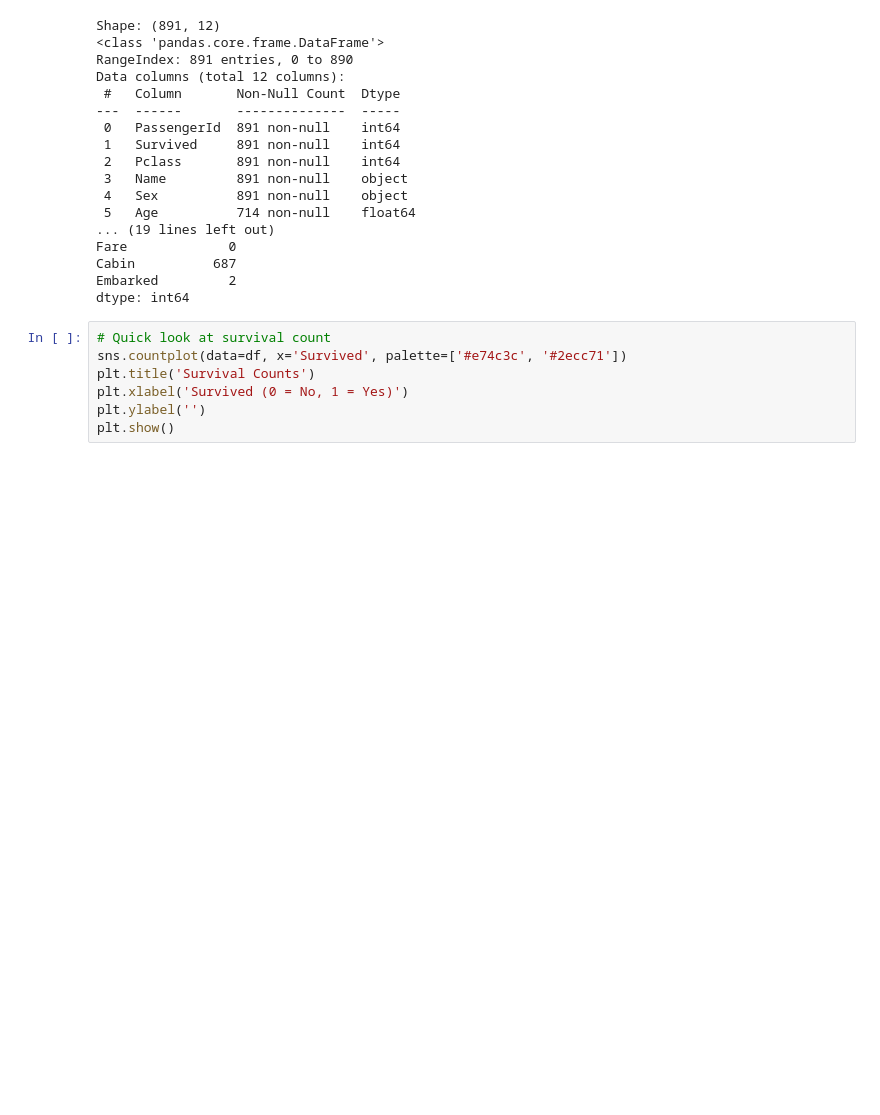
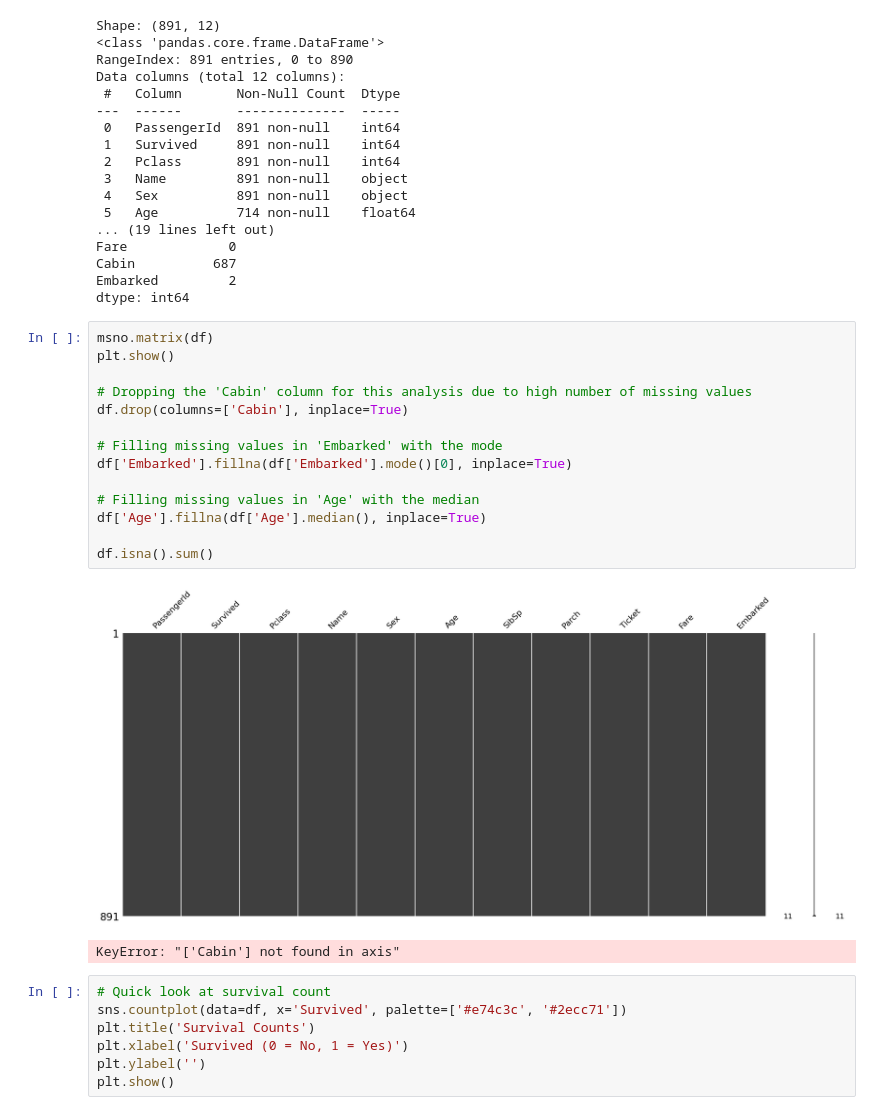
Before and after one commit to rodrigo-glez/eda-practice-titanic, a Jupyter notebook: notebooks/eda_titanic.ipynb, the cells around one changed output. Drawn from its saved outputs; the diff is of its cells as text; blank space fills up the shorter version.

Commit message:
Handle missing values

```diff
--- a/notebooks/eda_titanic.ipynb
+++ b/notebooks/eda_titanic.ipynb
@@ -43,6 +44,23 @@ Fare             0
 Cabin          687
 Embarked         2
 dtype: int64
+# %%
+msno.matrix(df)
+plt.show()
+
+# Dropping the 'Cabin' column for this analysis due to high number of missing values
+df.drop(columns=['Cabin'], inplace=True)
+
+# Filling missing values in 'Embarked' with the mode
+df['Embarked'].fillna(df['Embarked'].mode()[0], inplace=True)
+
+# Filling missing values in 'Age' with the median
+df['Age'].fillna(df['Age'].median(), inplace=True)
+
+df.isna().sum()
+# %% [output]
+[figure, added]
+KeyError: "['Cabin'] not found in axis"
 # %%
 # Quick look at survival count
 sns.countplot(data=df, x='Survived', palette=['#e74c3c', '#2ecc71'])
```
Also changed, not shown: parts of 1 cell of this notebook.
